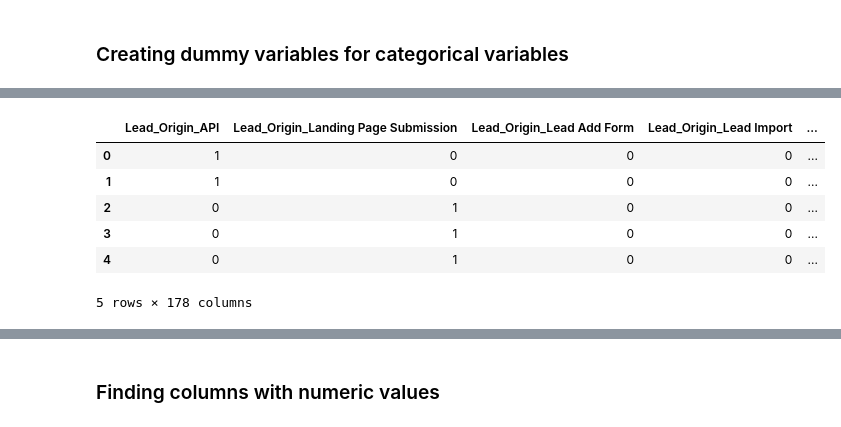
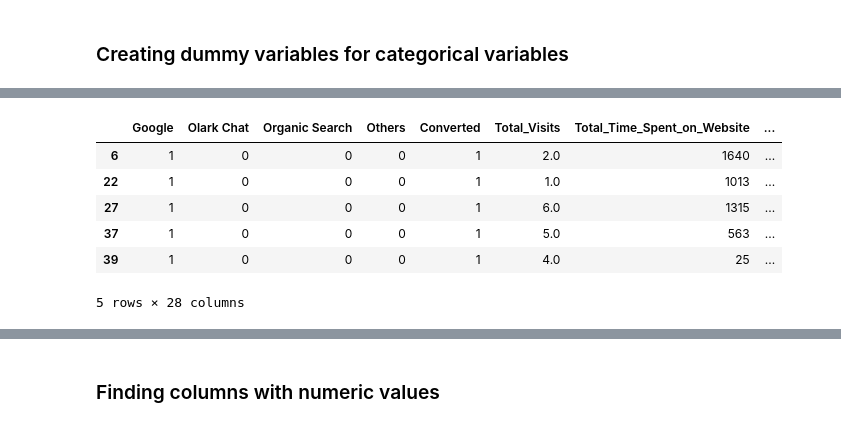
Before and after one commit to MrBinit/Supervised-Learning, a Jupyter notebook: logistic regression/Lead analysis.ipynb, the cells around one changed output, grey strips where cells are left out. Cells and saved outputs as stored; diff of their text form; code cells hidden in the pictures.

```diff
--- a/logistic regression/Lead analysis.ipynb
+++ b/logistic regression/Lead analysis.ipynb
@@ -848,0 +1007,4 @@ IntCastingNaNError: Cannot convert non-finite values (NA or inf) to integer
+# %%
+City_dummy = pd.get_dummies(data.City, drop_first = True)
+City_dummy = City_dummy.astype(int)
+City_dummy
@@ -848,0 +1025,4 @@ IntCastingNaNError: Cannot convert non-finite values (NA or inf) to integer
+# %%
+Last_Notable_Activity_dummy = pd.get_dummies(data.Last_Notable_Activity, drop_first = True)
+Last_Notable_Activity_dummy = Last_Notable_Activity_dummy.astype(int)
+Last_Notable_Activity_dummy
@@ -849,10 +1043,20 @@ IntCastingNaNError: Cannot convert non-finite values (NA or inf) to integer
+# %%
+columns_to_drop = ['Lead_Source',  'Last_Activity',
+                   'Country', 'Specialization', 'How_did_you_hear_about_X_Education',
+                   'Tags', 'Lead_Quality', 'Lead_Profile', 'City', 'Last_Notable_Activity', 'Lead_Number']
+data = data.drop(columns=columns_to_drop)
+# %%
+dfs_to_concat = [lead_source_dummy, data, Last_Notable_Activity_dummy, City_dummy, Lead_Profile_dummy, Lead_Quality_dummy, Tags_dummy, How_did_you_hear_about_X_Education_dummy, Specialization_dummy, Country_dummy, Last_Activity_dummy]
+
+# Concatenate the DataFrames along the columns (axis=1)
+df = pd.concat(dfs_to_concat, axis=1)
 # %%
-df_dummies.head(5)
+df.head(5)
 # %% [output]
-|  | Lead_Origin_API | Lead_Origin_Landing Page Submission | Lead_Origin_Lead Add Form | Lead_Origin_Lead Import | ... |
-| 0 | 1 | 0 | 0 | 0 | ... |
-| 1 | 1 | 0 | 0 | 0 | ... |
-| 2 | 0 | 1 | 0 | 0 | ... |
-| 3 | 0 | 1 | 0 | 0 | ... |
-| 4 | 0 | 1 | 0 | 0 | ... |
+|  | Google | Olark Chat | Organic Search | Others | Converted | Total_Visits | Total_Time_Spent_on_Website | ... |
+| 6 | 1 | 0 | 0 | 0 | 1 | 2.0 | 1640 | ... |
+| 22 | 1 | 0 | 0 | 0 | 1 | 1.0 | 1013 | ... |
+| 27 | 1 | 0 | 0 | 0 | 1 | 6.0 | 1315 | ... |
+| 37 | 1 | 0 | 0 | 0 | 1 | 5.0 | 563 | ... |
+| 39 | 1 | 0 | 0 | 0 | 1 | 4.0 | 25 | ... |
-5 rows × 178 columns
+5 rows × 28 columns
```
Also changed, not shown: parts of 59 cells of this notebook.
